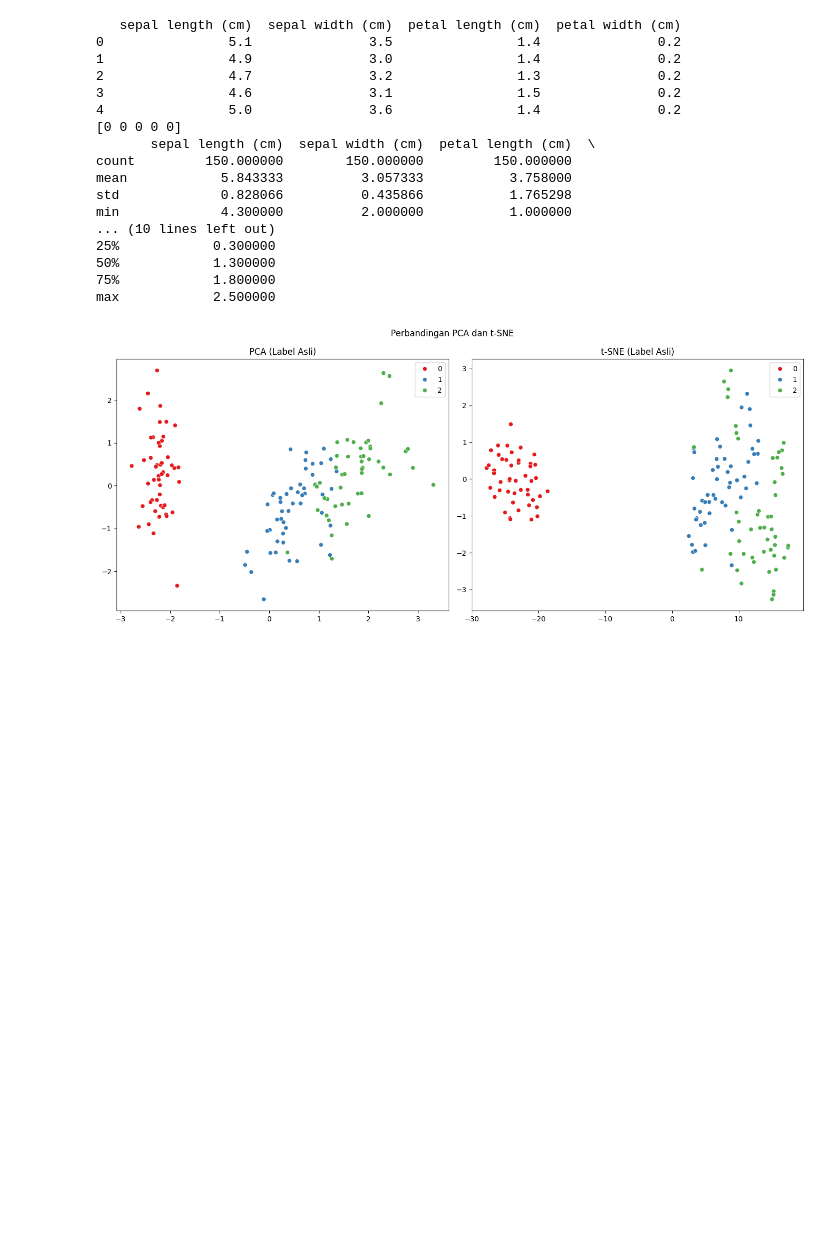
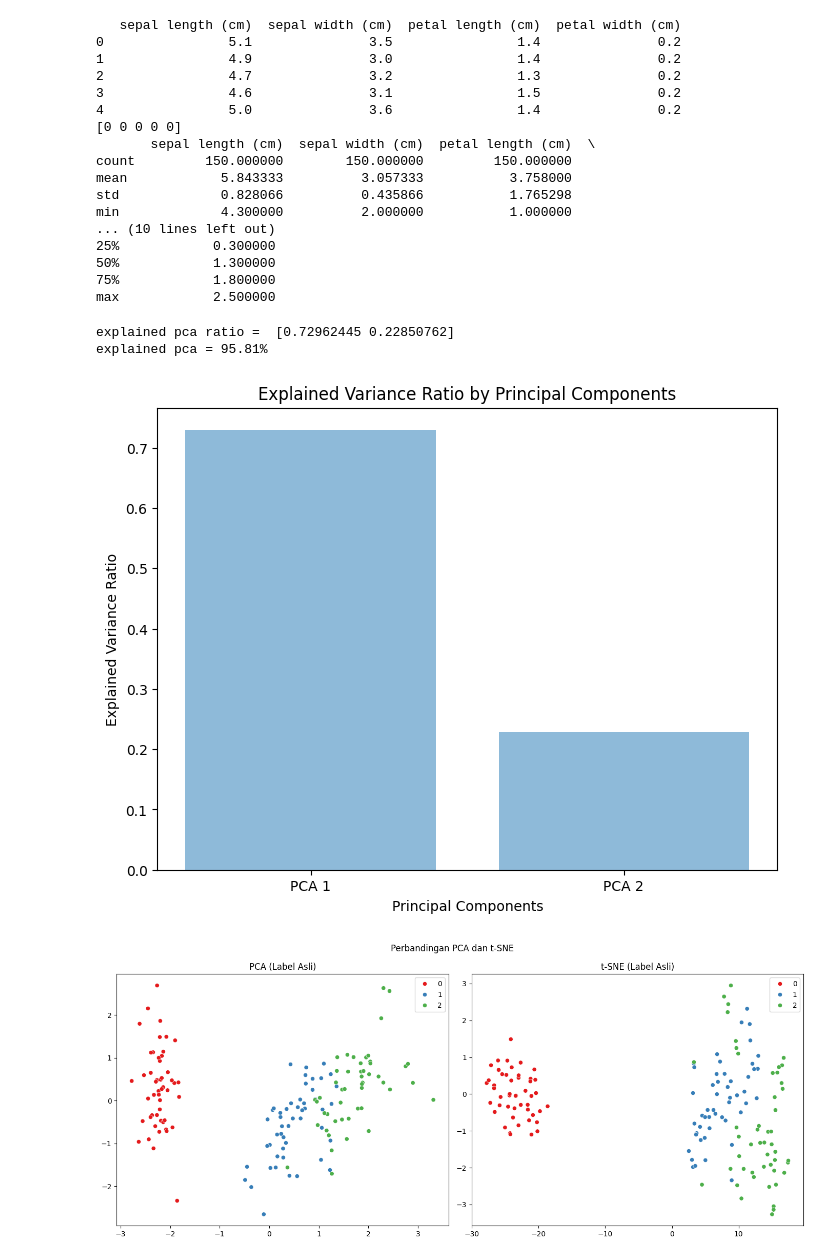
Before and after one commit to gikirima/Tugas-ML1, a Jupyter notebook: Tugas_ML_unsupervised_learning.ipynb, the cells around one changed output. Drawn from its saved outputs; the diff is of its cells as text; code cells hidden in the pictures; blank space fills up the shorter version.

```diff
--- a/Tugas_ML_unsupervised_learning.ipynb
+++ b/Tugas_ML_unsupervised_learning.ipynb
@@ -69,3 +62,30 @@ X_pca = pca_pipe.fit_transform(X)
+# %%
+# 2. Pipeline: Preprocessing + PCA (untuk visualisasi)
+pca_pipe = Pipeline([
+    ('scaler', StandardScaler()),
+    ('pca', PCA(n_components=2))
+])
+X_pca = pca_pipe.fit_transform(X)
+
+# menjelaskan variance ratio PCA
+explained_variance = pca_pipe.named_steps['pca'].explained_variance_ratio_
+total_explained_variance = explained_variance.sum()
+
+print('explained pca ratio = ', explained_variance)
+print(f'explained pca = {total_explained_variance*100:.2f}%')
+
+# buat ke dalam bentuk grafik, batasi hanya untuk PCA 1 dan PCA 2
+plt.figure(figsize=(8, 6))
+plt.bar(range(1, 3), explained_variance, alpha=0.5, align='center') # Ubah range menjadi (1, 3)
+plt.xticks(range(1, 3), ['PCA 1', 'PCA 2']) # Ubah label sumbu x
+plt.xlabel('Principal Components')
+plt.ylabel('Explained Variance Ratio')
+plt.title('Explained Variance Ratio by Principal Components')
+plt.show()
+# %% [output]
+explained pca ratio =  [0.72962445 0.22850762]
+explained pca = 95.81%
+[figure, added]
 # %%
 # 3. t-SNE (di luar pipeline karena tidak lazim dipakai di dalam)
 X_scaled = StandardScaler().fit_transform(X)
```
Also changed, not shown: parts of 2 cells of this notebook.
